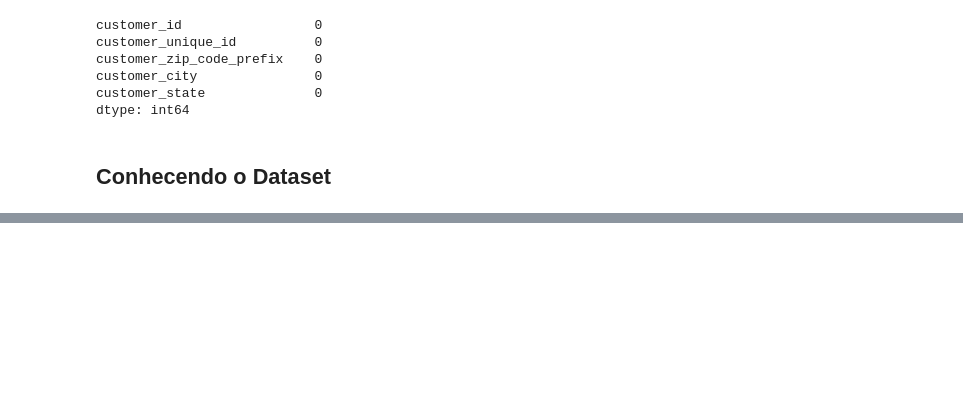
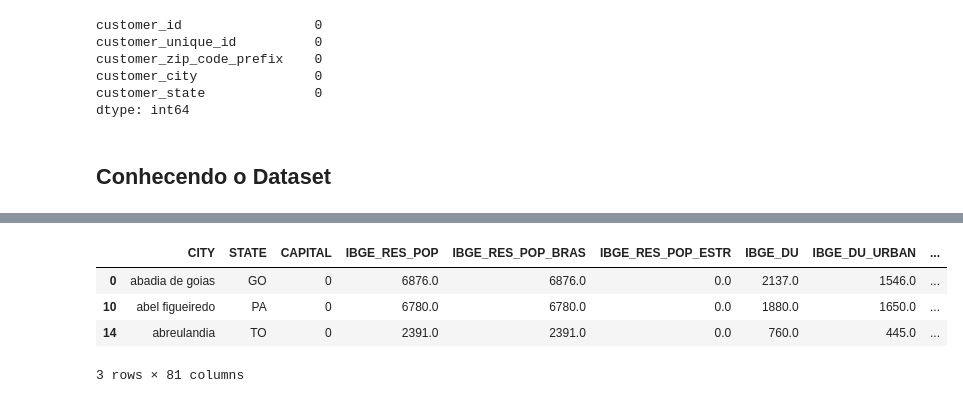
Before and after one commit to vf-fontes/intro-cd, a Jupyter notebook: 20200930_Olist.ipynb, the cells around one changed output, grey strips where cells are left out. Saved outputs shown, nothing was run; the diff lists cells and outputs as text; code cells hidden in the pictures; blank space fills up the shorter version.

```diff
--- a/20200930_Olist.ipynb
+++ b/20200930_Olist.ipynb
@@ -48,6 +64,7 @@ df_reviews = pd.read_csv('/content/drive/My Drive/MBA/MÓDULO - FUNDAMENTOS/TIA
 df_compras = pd.read_csv('/content/drive/My Drive/MBA/MÓDULO - FUNDAMENTOS/TIAGO [Introdução a Ciência de Dados]/Datasets/olist_orders_dataset.csv')
 df_produtos = pd.read_csv('/content/drive/My Drive/MBA/MÓDULO - FUNDAMENTOS/TIAGO [Introdução a Ciência de Dados]/Datasets/olist_products_dataset.csv')
 df_vendedores = pd.read_csv('/content/drive/My Drive/MBA/MÓDULO - FUNDAMENTOS/TIAGO [Introdução a Ciência de Dados]/Datasets/olist_sellers_dataset.csv')
+df_cidades_brasil = pd.read_csv('/content/drive/My Drive/PORTIFOLIO/Datasets Importantes/BRAZIL_CITIES.csv', delimiter=';')
 # %% [markdown]
 # Explorando Dataset de Clientes (Customers)
 # %% [markdown]
@@ -78,0 +119,4 @@ df_clientes.head()
+# %%
+# Quais cidades tem no meu dataset
+cidades_clientes = np.sort(np.array([df_clientes.customer_city.unique()]))
+print('Cidades que há clientes no dataset: ', cidades_clientes)
@@ -78,0 +126,6 @@ df_clientes.head()
+# %%
+# Transformando instâncias de cidades_brasil para minúsuculas e retirando acentos
+df_cidades_brasil['CITY'] = df_cidades_brasil.apply(lambda x: x['CITY'].lower(), axis = 1)
+df_cidades_brasil['CITY'] = df_cidades_brasil.apply(lambda x: unidecode(x['CITY']), axis = 1)
+cidades_brasil = np.array([df_cidades_brasil.CITY])
+cidades_brasil = np.sort(cidades_brasil)
@@ -78,0 +144,8 @@ df_clientes.head()
+# %%
+# Quais cidades que ainda não tem clientes
+cidades_sem_clientes = []
+for i in cidades_brasil[0]:
+  if i not in cidades_clientes:
+    cidades_sem_clientes.append(i)
+print('Cidades que não há clientes: ',cidades_sem_clientes)
+print(type(cidades_sem_clientes))
@@ -78,0 +156,10 @@ df_clientes.head()
+# %%
+# Criando um novo Dataframe com dados das cidades não atendidas
+df_cidades_sem_clientes = df_cidades_brasil.loc[df_cidades_brasil['CITY'].isin(cidades_sem_clientes)]
+df_cidades_sem_clientes.head(3)
+# %% [output]
+|  | CITY | STATE | CAPITAL | IBGE_RES_POP | IBGE_RES_POP_BRAS | IBGE_RES_POP_ESTR | IBGE_DU | IBGE_DU_URBAN | ... |
+| 0 | abadia de goias | GO | 0 | 6876.0 | 6876.0 | 0.0 | 2137.0 | 1546.0 | ... |
+| 10 | abel figueiredo | PA | 0 | 6780.0 | 6780.0 | 0.0 | 1880.0 | 1650.0 | ... |
+| 14 | abreulandia | TO | 0 | 2391.0 | 2391.0 | 0.0 | 760.0 | 445.0 | ... |
+3 rows × 81 columns
```
Also changed, not shown: parts of 97 cells of this notebook.
